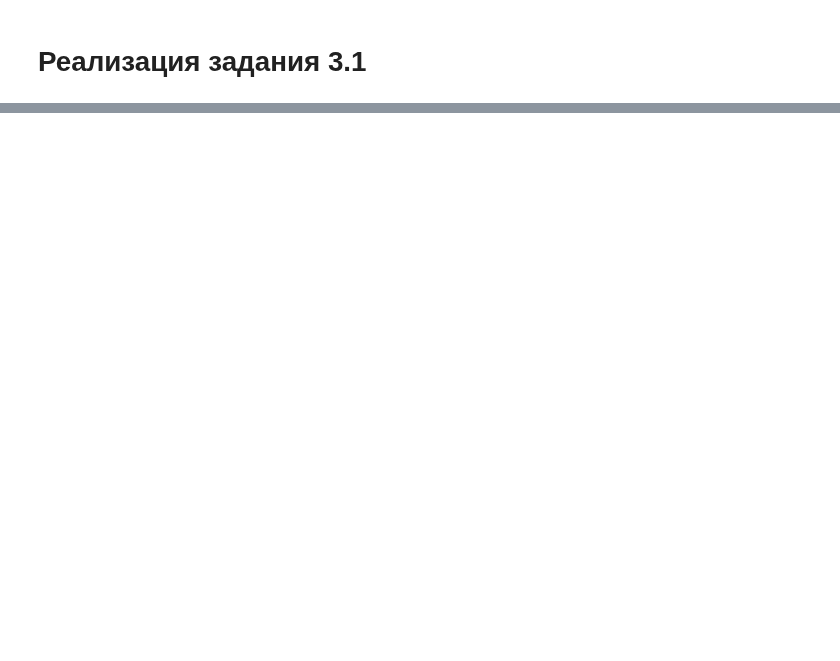
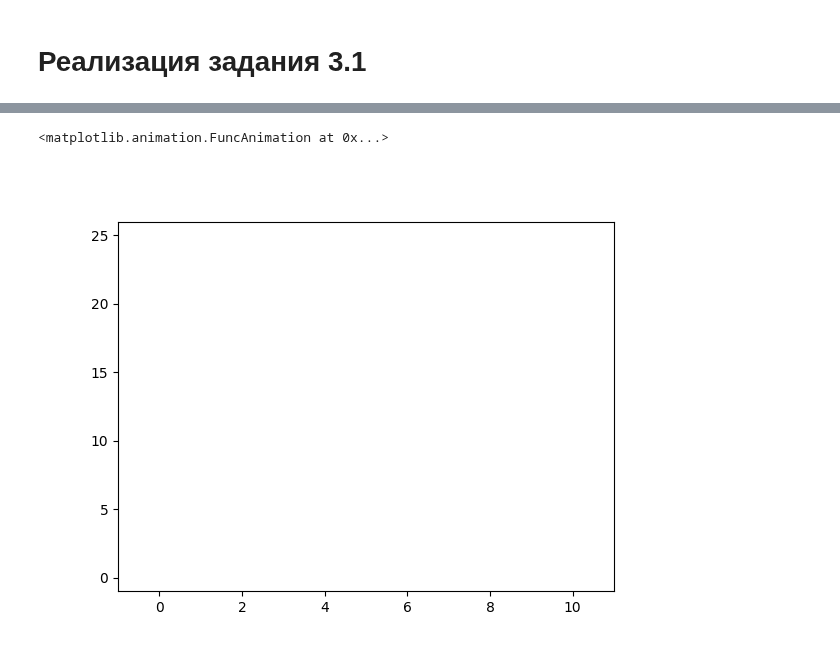
Before and after one commit to anshpak/jupyter-tasks, a Jupyter notebook: KM2_Lb03_Shpak.ipynb, the cells around one changed output, grey strips where cells are left out. Drawn from its saved outputs; the diff is of its cells as text; code cells hidden in the pictures; blank space fills up the shorter version.

Commit message:
feat: try to add first animations

```diff
--- a/KM2_Lb03_Shpak.ipynb
+++ b/KM2_Lb03_Shpak.ipynb
@@ -18,0 +49,8 @@ import ipympl
+# %%
+# графическое окно, в котором в дальнейшем будет осуществляться анимация
+fig1 = plt.figure()
+# cоздам графическую область и задам для нее пределы по осям
+y_min, y_max = np.min(y_array), np.max(y_array)
+# графическая область
+ax1 = plt.axes()
+plt.axis([x_min - 1, x_max + 1, y_min - 1, y_max + 1])
@@ -18,0 +72,18 @@ import ipympl
+# %%
+def at_frame1(t):
+    """добавляет к объекту line1 точку с координатами (t[0], t[1])
+
+    Arguments:
+
+    t: последовательность из двух элементов
+
+    Returns: None
+    """
+    x_coord = list(line1.get_xdata())
+    y_coord = list(line1.get_ydata())
+
+    x_coord.append(t[0])
+    y_coord.append(t[1])
+
+    line1.set_data(x_coord, y_coord)
+    return None
@@ -18,0 +103,20 @@ import ipympl
+# %%
+# для построения анимации полагаем необязательный аргумент frames для функции
+# FuncAnimation следующим образом frames = matrix
+# это означает, что количество кадров анимации будет совпадать с
+# количеством строк матрицы matrix
+# при этом для каждого кадра анимации будет вызываться функция at_frame1
+# со значением аргумента, равным массиву со значениями текущей строки матрицы matrix
+
+# вызов функций figure, axes, plot, необходимых для анимации, а также
+# вызов функции FuncAnimation должны располагаться в одной ячейке кода
+
+fig1 = plt.figure()
+ax1 = plt.axes()
+plt.axis([x_min - 1, x_max + 1, y_min - 1, y_max + 1])
+
+line1, = ax1.plot([], [], 'k')
+FuncAnimation(fig1, at_frame1, frames = matrix, repeat = False, interval = 100)
+# %% [output]
+<matplotlib.animation.FuncAnimation at 0x...>
+[figure, added]
```
Also changed, not shown: parts of 21 cells of this notebook.
